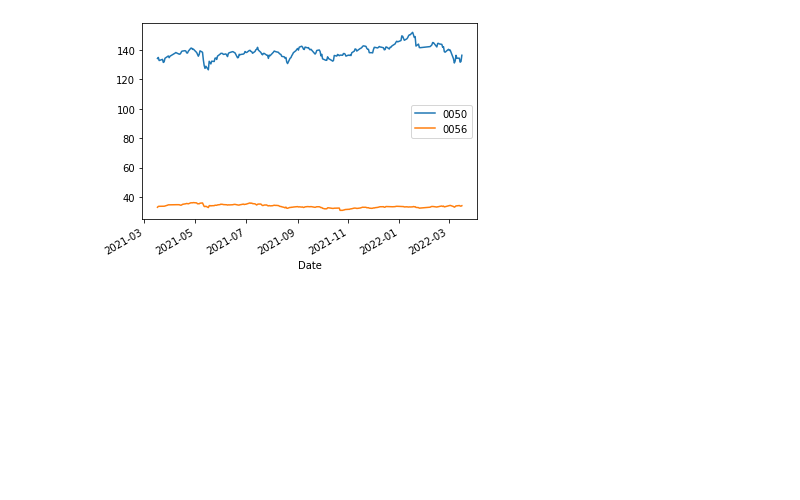
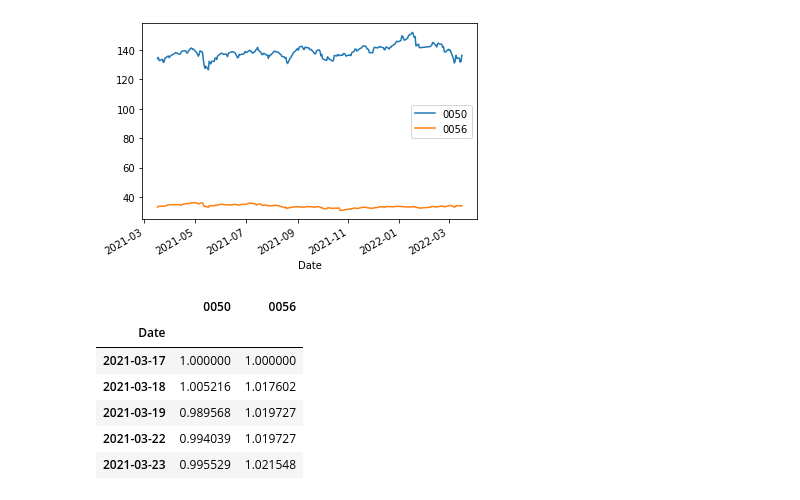
Before and after one commit to tewei0328/teach-visulization, a Jupyter notebook: viz1_0050_0056.ipynb, the cells around one changed output. Cells and saved outputs as stored; diff of their text form; code cells hidden in the pictures; blank space fills up the shorter version.

```diff
--- a/viz1_0050_0056.ipynb
+++ b/viz1_0050_0056.ipynb
@@ -70,0 +74,10 @@ df_many.plot()
+# %%
+df_many.head()
+# %% [output]
+|  | 0050 | 0056 |
+| Date |  |  |
+| 2021-03-17 | 1.000000 | 1.000000 |
+| 2021-03-18 | 1.005216 | 1.017602 |
+| 2021-03-19 | 0.989568 | 1.019727 |
+| 2021-03-22 | 0.994039 | 1.019727 |
+| 2021-03-23 | 0.995529 | 1.021548 |
```
Also changed, not shown: parts of 2 cells of this notebook.
